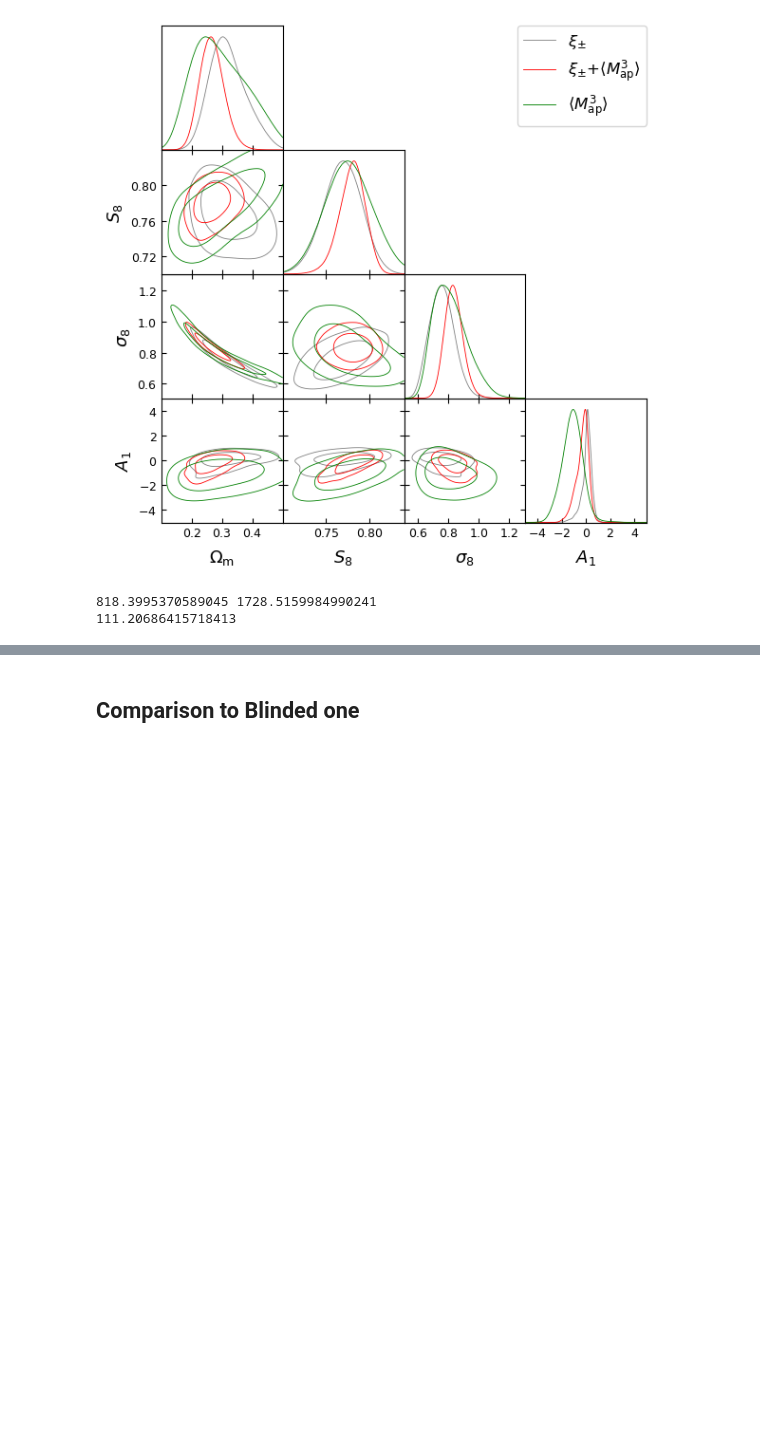
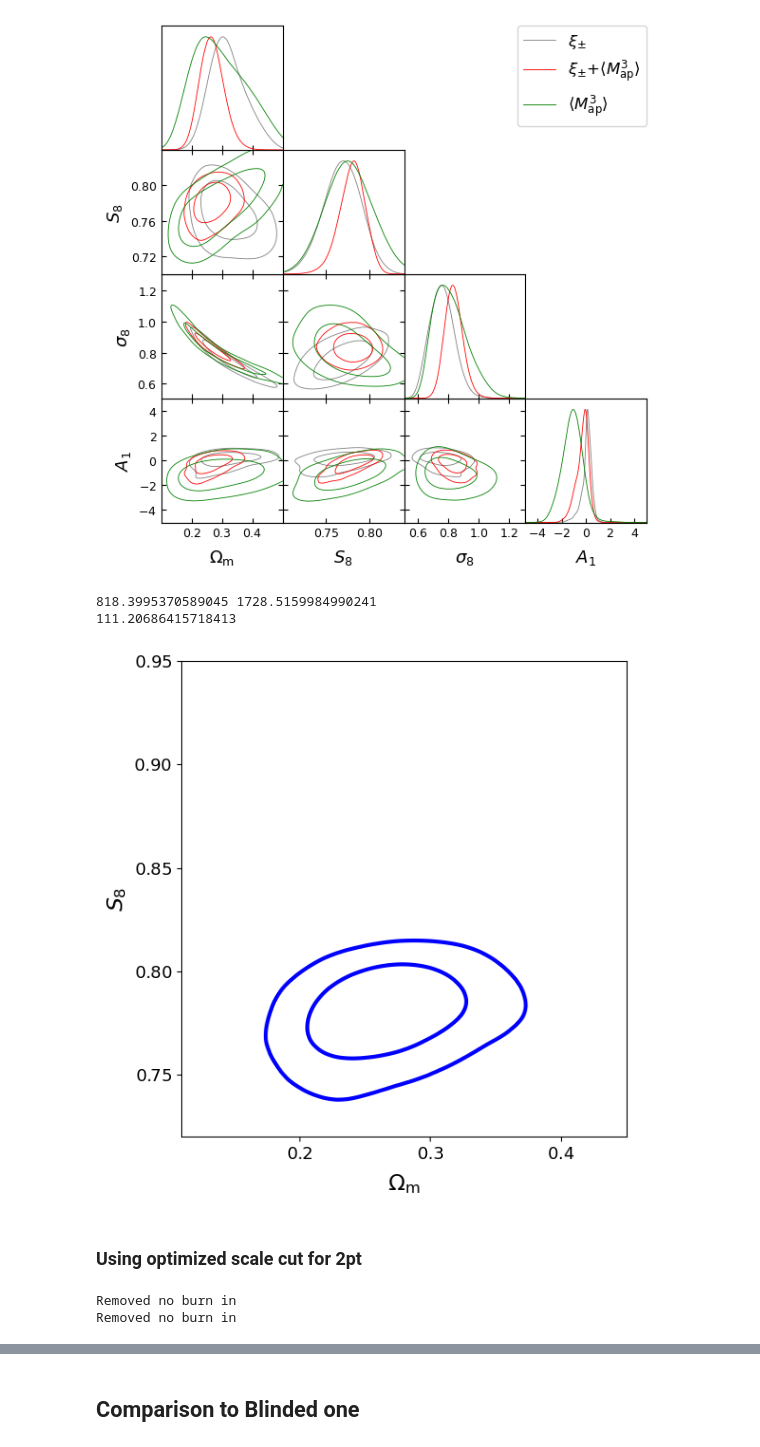
Before and after one commit to rchgomes/3pcf_integrator, a Jupyter notebook: plot-notebooks/unblinding-plot-y3-map3-2ptfixed-3pcfsc.ipynb, the cells around one changed output, grey strips where cells are left out. Cells and saved outputs as stored; diff of their text form; code cells hidden in the pictures; blank space fills up the shorter version.

Commit message:
updated unblind notebook

```diff
--- a/plot-notebooks/unblinding-plot-y3-map3-2ptfixed-3pcfsc.ipynb
+++ b/plot-notebooks/unblinding-plot-y3-map3-2ptfixed-3pcfsc.ipynb
@@ -94,3 +93,30 @@ print((fom_23pt/fom_2pt-1)*100)
 # %% [output]
 818.3995370589045 1728.5159984990241
 111.20686415718413
+# %%
+# This is to overplot our constraint on the figure from other papers
+g = plots.get_single_plotter(ratio=1, width_inch=6)
+g.settings.lab_fontsize = 17
+g.settings.axes_fontsize = 13
+g.settings.legend_fontsize = 16
+g.settings.figure_legend_frame = True
+
+g.plot_2d([desy3_23pt], 'om', 's8', colors=['blue'], lws=[3])
+ax = g.get_axes()
+ax.set_ylim(0.72, 0.95)
+ax.set_xlim(0.11, 0.45)
+plt.show()
+# %% [output]
+[figure, added]
+# %% [markdown]
+### Using optimized scale cut for 2pt
+# %%
+# DES Y3 unblind
+blind = False
+desy3_2pt_opt2 = utils.read_cosmosis_mcmc_des_chain(
+    '../output/unblind-metacal-796sims-february-Percival-2ptfix-3pcfsc/des-y3-2pt-unblind-metacal-simcov-opt2pt.txt', to_mcsamples=True, blind=blind)
+desy3_23pt_opt2= utils.read_cosmosis_mcmc_des_chain(
+    '../output/unblind-metacal-796sims-february-Percival-2ptfix-3pcfsc/des-y3-2pt-map3-all-unblind-metacal-opt2pt.txt', to_mcsamples=True, blind=blind)
+# %% [output]
+Removed no burn in
+Removed no burn in
```
Also changed, not shown: parts of 10 cells of this notebook.
